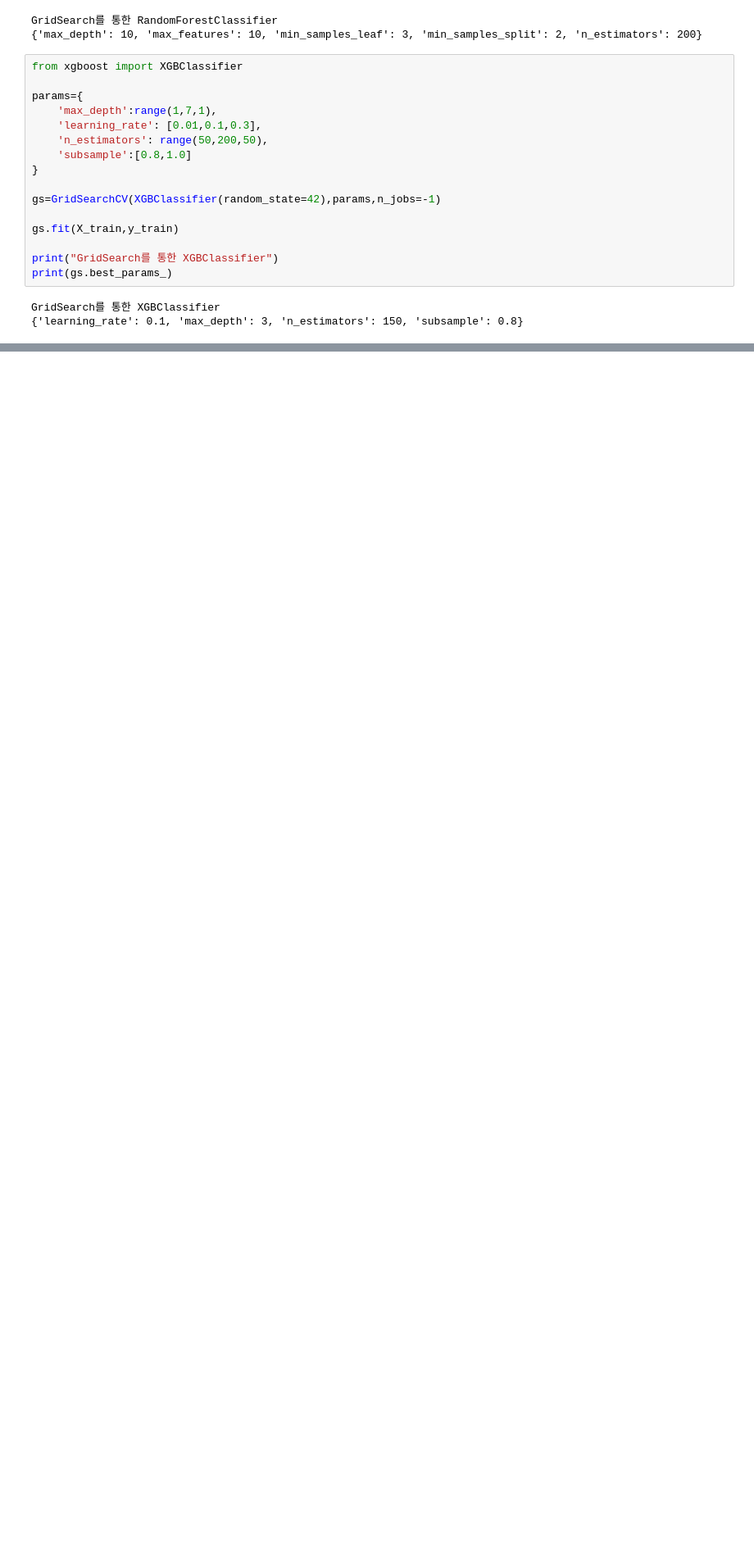
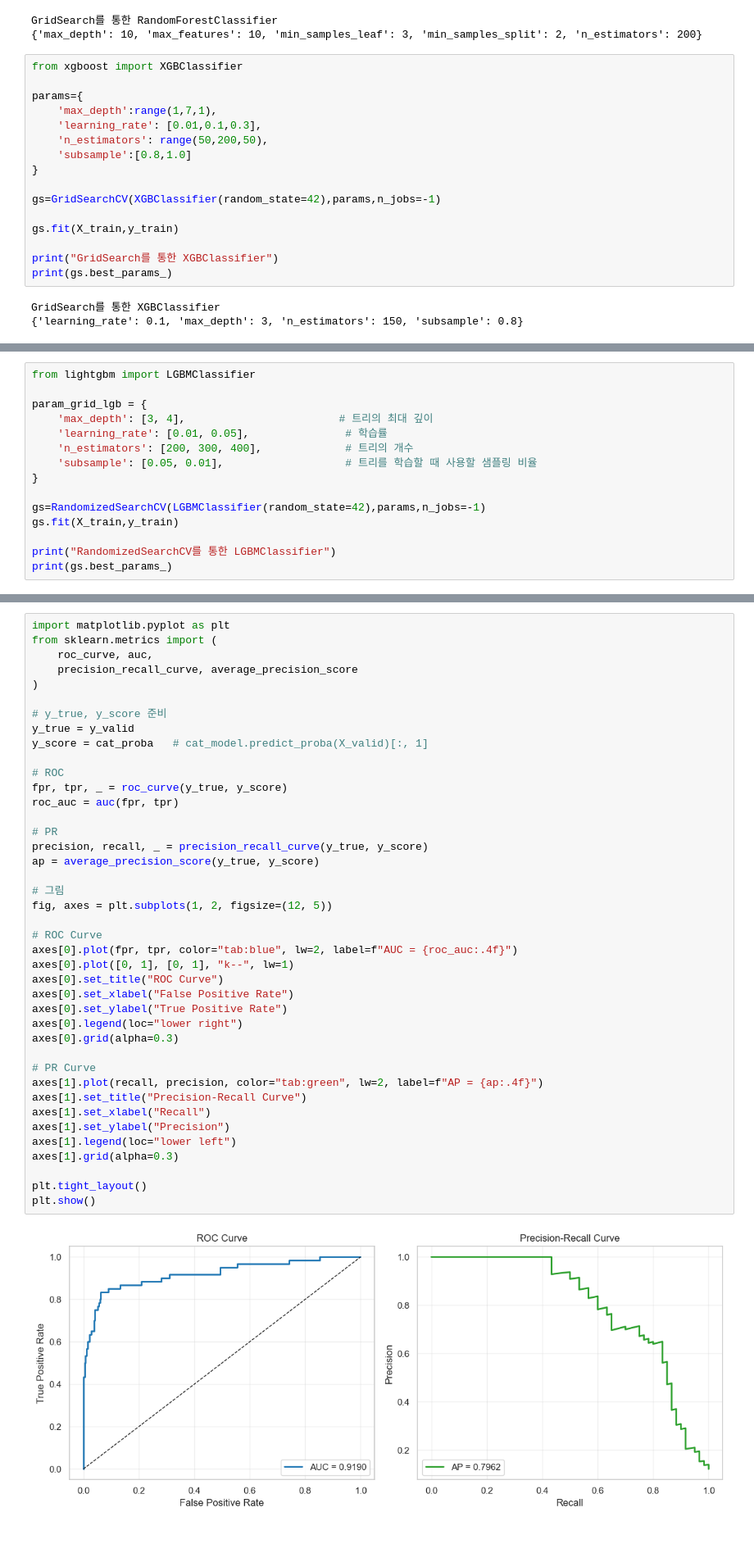
Before and after one commit to JHONEY-076/Machine_Learning_Project, a Jupyter notebook: 허위매물 전처리_문제.ipynb, the cells around one changed output, grey strips where cells are left out. Shown at 82% size. Saved outputs shown, nothing was run; the diff lists cells and outputs as text; blank space fills up the shorter version.

```diff
--- a/허위매물 전처리_문제.ipynb
+++ b/허위매물 전처리_문제.ipynb
@@ -942,0 +1026,15 @@ Confusion Matrix:
+# %%
+from lightgbm import LGBMClassifier
+
+param_grid_lgb = {
+    'max_depth': [3, 4],                        # 트리의 최대 깊이
+    'learning_rate': [0.01, 0.05],               # 학습률
+    'n_estimators': [200, 300, 400],             # 트리의 개수
+    'subsample': [0.05, 0.01],                   # 트리를 학습할 때 사용할 샘플링 비율
+}
+
+gs=RandomizedSearchCV(LGBMClassifier(random_state=42),params,n_jobs=-1)
+gs.fit(X_train,y_train)
+
+print("RandomizedSearchCV를 통한 LGBMClassifier")
+print(gs.best_params_)
@@ -943,2 +1324,45 @@ Confusion Matrix:
+# %%
+import matplotlib.pyplot as plt
+from sklearn.metrics import (
+    roc_curve, auc,
+    precision_recall_curve, average_precision_score
+)
+
+# y_true, y_score 준비
+y_true = y_valid
+y_score = cat_proba   # cat_model.predict_proba(X_valid)[:, 1]
+
+# ROC
+fpr, tpr, _ = roc_curve(y_true, y_score)
+roc_auc = auc(fpr, tpr)
+
+# PR
+precision, recall, _ = precision_recall_curve(y_true, y_score)
+ap = average_precision_score(y_true, y_score)
+
+# 그림
+fig, axes = plt.subplots(1, 2, figsize=(12, 5))
+
+# ROC Curve
+axes[0].plot(fpr, tpr, color="tab:blue", lw=2, label=f"AUC = {roc_auc:.4f}")
+axes[0].plot([0, 1], [0, 1], "k--", lw=1)
+axes[0].set_title("ROC Curve")
+axes[0].set_xlabel("False Positive Rate")
+axes[0].set_ylabel("True Positive Rate")
+axes[0].legend(loc="lower right")
+axes[0].grid(alpha=0.3)
+
+# PR Curve
+axes[1].plot(recall, precision, color="tab:green", lw=2, label=f"AP = {ap:.4f}")
+axes[1].set_title("Precision-Recall Curve")
+axes[1].set_xlabel("Recall")
+axes[1].set_ylabel("Precision")
+axes[1].legend(loc="lower left")
+axes[1].grid(alpha=0.3)
+
+plt.tight_layout()
+plt.show()
+# %% [output]
+[figure, added]
 # %% [markdown]
 #
```
Also changed, not shown: parts of 19 cells of this notebook, 13 other files.
